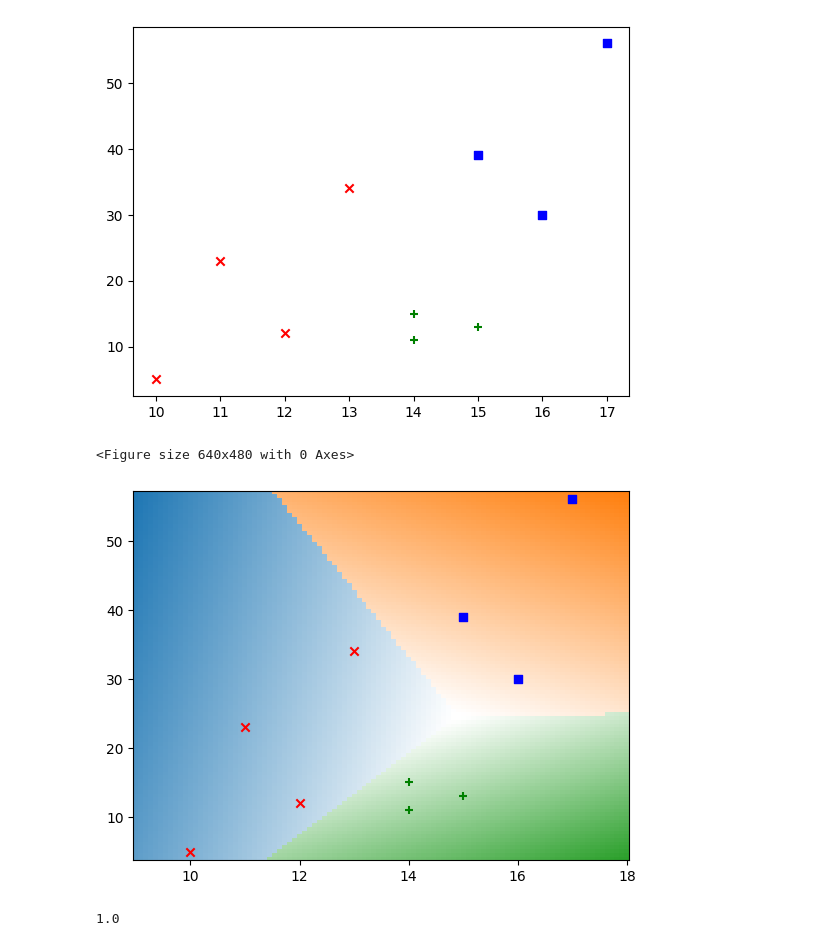
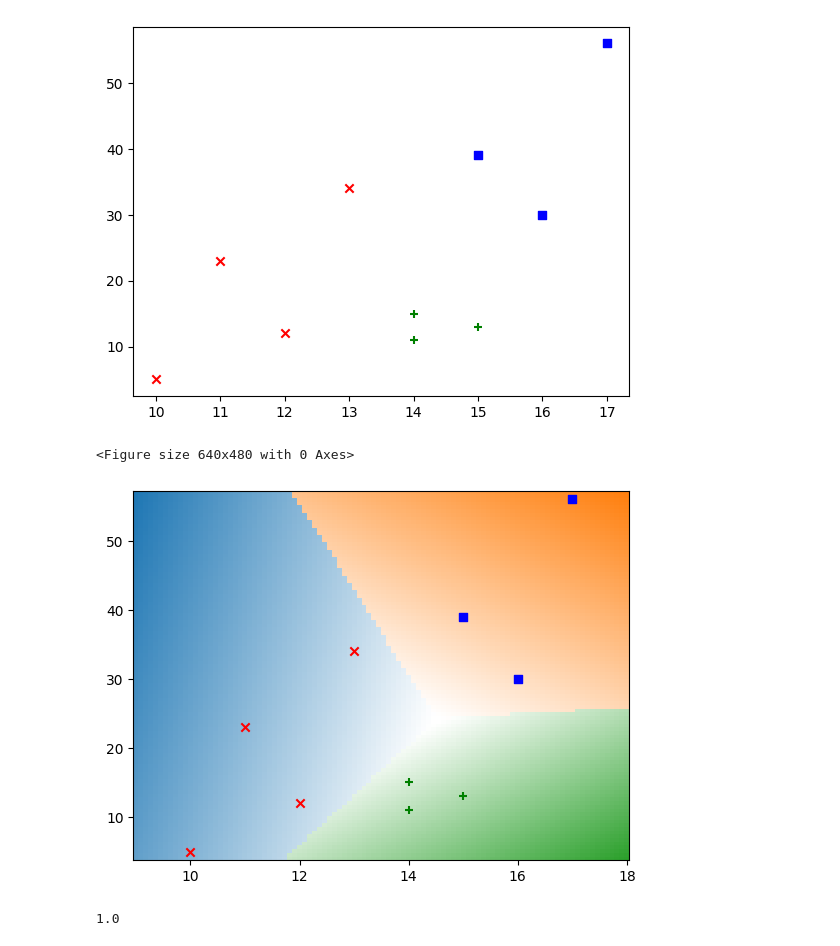
Before and after one commit to eseidinger/data-science-studies, a Jupyter notebook: fu-hagen/machine-learning/notebooks/2_2_Logistische Regression.ipynb, the cells around one changed output. Saved outputs shown, nothing was run; the diff lists cells and outputs as text; code cells hidden in the pictures.

```diff
--- a/fu-hagen/machine-learning/notebooks/2_2_Logistische Regression.ipynb
+++ b/fu-hagen/machine-learning/notebooks/2_2_Logistische Regression.ipynb
@@ -58,21 +58,20 @@ plt.show()
 # %%
 from sklearn.inspection import DecisionBoundaryDisplay
 
-#clf = LogisticRegression(multi_class='ovr').fit(X,y)
-clf = LogisticRegression().fit(X,y)
+clf = LogisticRegression(multi_class='ovr').fit(X,y)
 
 plt.figure()
 
 DecisionBoundaryDisplay.from_estimator(clf,X,plot_method="pcolormesh")
 
 plt.scatter(df[y==0]["age"], df[y==0]["weight"], facecolor='red', marker='x')
 plt.scatter(df[y==1]["age"], df[y==1]["weight"], facecolor='blue', marker='s')
 plt.scatter(df[y==2]["age"], df[y==2]["weight"], facecolor='green', marker='+')
 
 plt.show()
 # %% [output]
 <Figure size 640x480 with 0 Axes>
-[figure, old version]
+[figure, new version]
 # %%
 metrics.accuracy_score(y,clf.predict(X))
 # %% [output]
```
Also changed, not shown: 19 other files.
